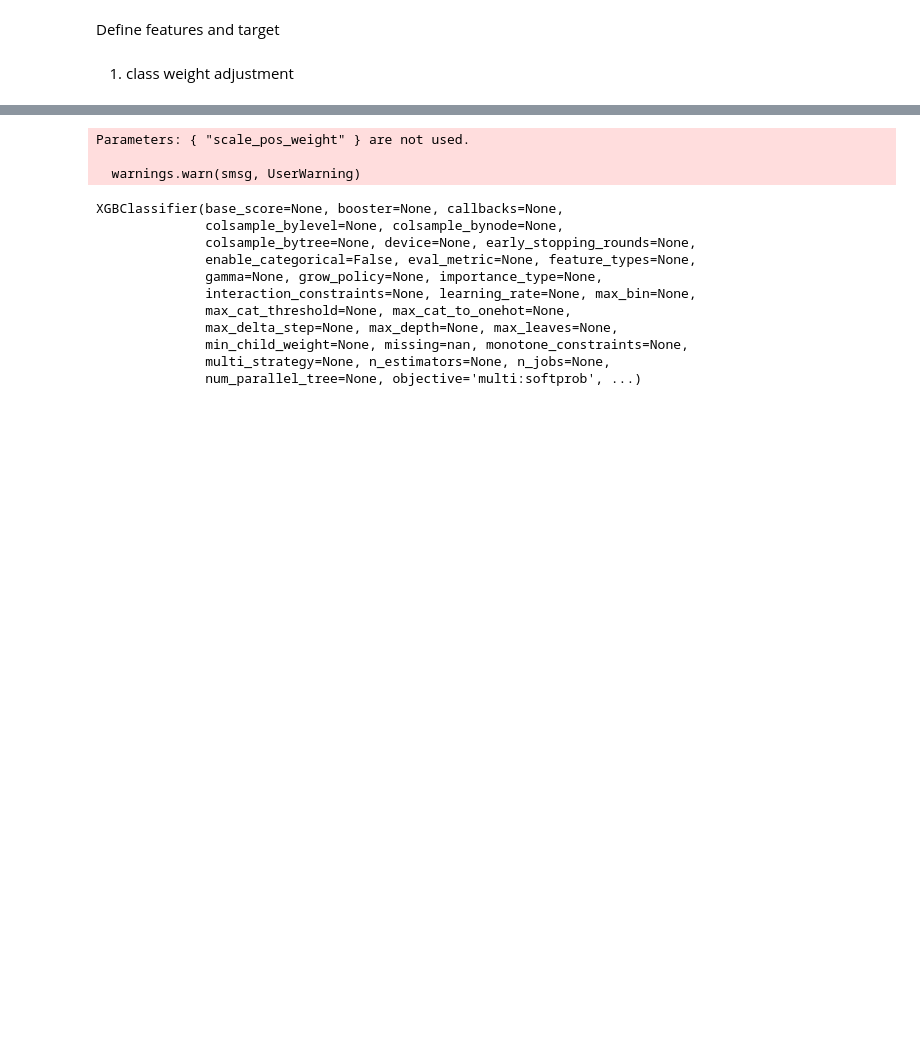
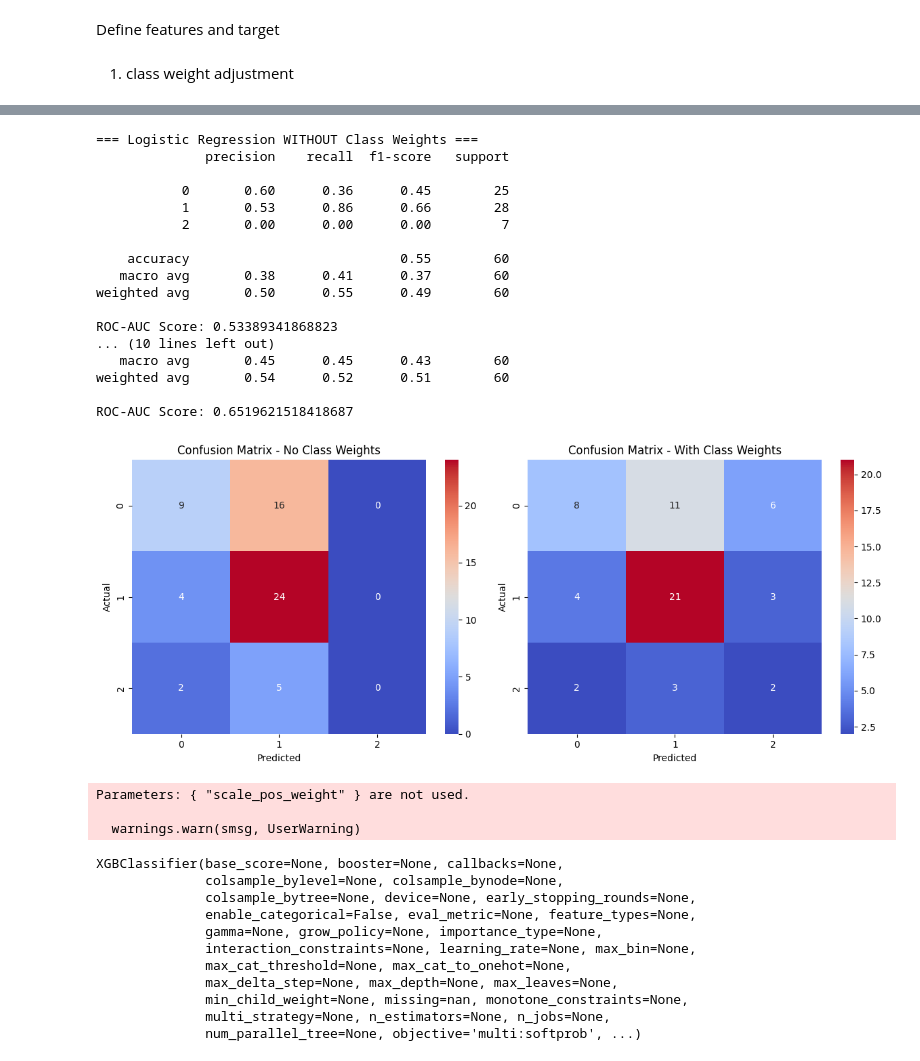
Before and after one commit to Jodhiamboapiyo/Diabetes_130-US_Hospitals_1999-2008, a Jupyter notebook: Notebooks/JohnMbego.ipynb, the cells around one changed output, grey strips where cells are left out. Cells and saved outputs as stored; diff of their text form; code cells hidden in the pictures; blank space fills up the shorter version.

Commit message:
roc auc score on class weights

```diff
--- a/Notebooks/JohnMbego.ipynb
+++ b/Notebooks/JohnMbego.ipynb
@@ -295,3 +285,75 @@ LogisticRegression(class_weight='balanced', random_state=42)
+# %%
+import pandas as pd
+import numpy as np
+import seaborn as sns
+import matplotlib.pyplot as plt
+from sklearn.linear_model import LogisticRegression
+from sklearn.model_selection import train_test_split
+from sklearn.metrics import classification_report, roc_auc_score, confusion_matrix
+
+# Train-test split
+X_train, X_test, y_train, y_test = train_test_split(X, y, test_size=0.2, random_state=42, stratify=y)
+
+# Train Logistic Regression WITHOUT class weights
+model_no_weights = LogisticRegression(random_state=42)
+model_no_weights.fit(X_train, y_train)
+y_pred_no_weights = model_no_weights.predict(X_test)
+
+# Train Logistic Regression WITH class weights
+model_with_weights = LogisticRegression(class_weight="balanced", random_state=42)
+model_with_weights.fit(X_train, y_train)
+y_pred_with_weights = model_with_weights.predict(X_test)
+
+# Compute probabilities for ROC-AUC
+y_prob_no_weights = model_no_weights.predict_proba(X_test)
+y_prob_with_weights = model_with_weights.predict_proba(X_test)
+
+# Print Evaluation Metrics
+print("=== Logistic Regression WITHOUT Class Weights ===")
+print(classification_report(y_test, y_pred_no_weights))
+print("ROC-AUC Score:", roc_auc_score(y_test, y_prob_no_weights, multi_class="ovr"))
+print("\n")
+
+print("=== Logistic Regression WITH Class Weights ===")
+print(classification_report(y_test, y_pred_with_weights))
+print("ROC-AUC Score:", roc_auc_score(y_test, y_prob_with_weights, multi_class="ovr"))
+
+# Plot Confusion Matrices
+fig, axes = plt.subplots(1, 2, figsize=(12, 5))
+
+# Confusion matrix without class weights
+sns.heatmap(confusion_matrix(y_test, y_pred_no_weights), annot=True, fmt="d", cmap="coolwarm", ax=axes[0])
+axes[0].set_title("Confusion Matrix - No Class Weights")
+axes[0].set_xlabel("Predicted")
+axes[0].set_ylabel("Actual")
+
+# Confusion matrix with class weights
+sns.heatmap(confusion_matrix(y_test, y_pred_with_weights), annot=True, fmt="d", cmap="coolwarm", ax=axes[1])
+axes[1].set_title("Confusion Matrix - With Class Weights")
+axes[1].set_xlabel("Predicted")
+axes[1].set_ylabel("Actual")
+
+plt.tight_layout()
+plt.show()
+# %% [output]
+=== Logistic Regression WITHOUT Class Weights ===
+              precision    recall  f1-score   support
+
+           0       0.60      0.36      0.45        25
+           1       0.53      0.86      0.66        28
+           2       0.00      0.00      0.00         7
+
+    accuracy                           0.55        60
+   macro avg       0.38      0.41      0.37        60
+weighted avg       0.50      0.55      0.49        60
+
+ROC-AUC Score: 0.53389341868823
+... (10 lines left out)
+   macro avg       0.45      0.45      0.43        60
+weighted avg       0.54      0.52      0.51        60
+
+ROC-AUC Score: 0.6519621518418687
+[figure, added]
 # %%
 from xgboost import XGBClassifier
 
```
Also changed, not shown: parts of 4 cells of this notebook.
